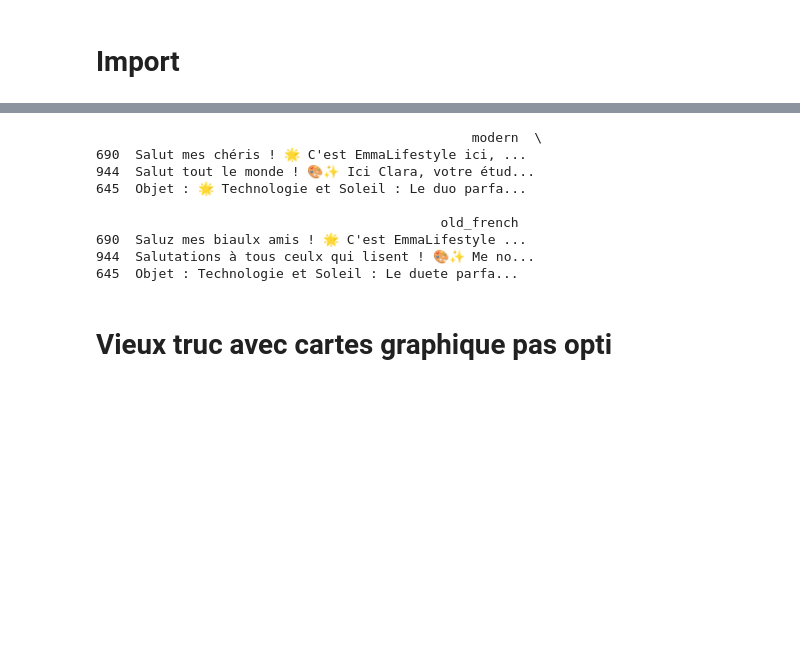
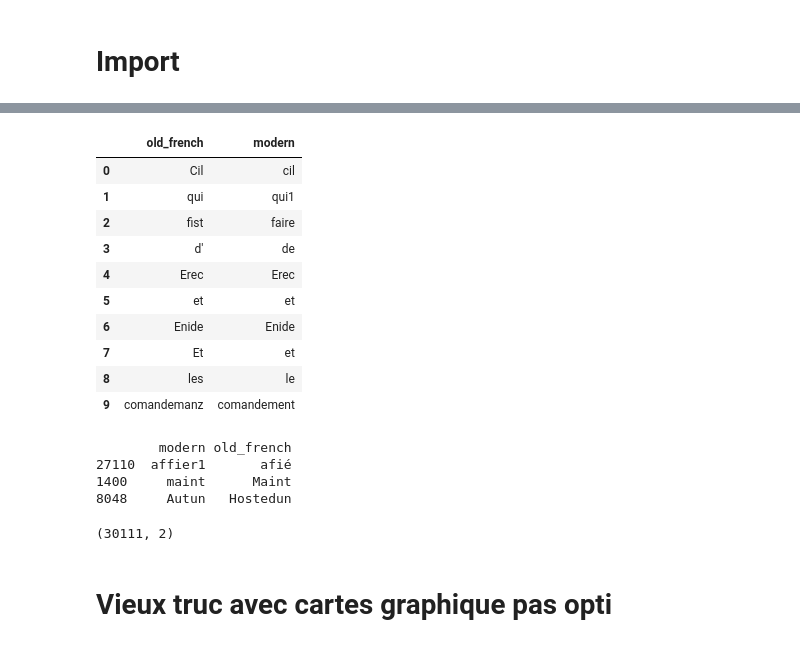
Before and after one commit to istaion/EULA-vaaag-, a Jupyter notebook: notebooks/Vic/first_model.ipynb, the cells around one changed output, grey strips where cells are left out. Cells and saved outputs as stored; diff of their text form; code cells hidden in the pictures; blank space fills up the shorter version.

```diff
--- a/notebooks/Vic/first_model.ipynb
+++ b/notebooks/Vic/first_model.ipynb
@@ -1,2 +1,9 @@
 # %% [markdown]
 # Import
+# %%
+import pandas as pd
+
+# df1 = pd.read_csv("../../data/dataset.csv", sep="\\|\\|\\|", engine="python").drop(["modern_prompt", "translation_prompt"], axis=1)
+df1 = pd.read_csv("../../data/cleaned_dataset.csv", sep="|", engine="python")
+df2_init = pd.read_csv("../../data/paires_mot_lemme.csv", )
+df2 = df2_init.rename(columns={'mot': 'old_french', 'lemme': 'modern'})
@@ -2,0 +21,14 @@
+# %%
+df2.head(10)
+# %% [output]
+|  | old_french | modern |
+| 0 | Cil | cil |
+| 1 | qui | qui1 |
+| 2 | fist | faire |
+| 3 | d' | de |
+| 4 | Erec | Erec |
+| 5 | et | et |
+| 6 | Enide | Enide |
+| 7 | Et | et |
+| 8 | les | le |
+| 9 | comandemanz | comandement |
@@ -4,7 +38,7 @@
 import pandas as pd
 
 # Charger le fichier CSV avec le bon séparateur
-df = pd.read_csv("../../data/dataset.csv", sep="\\|\\|\\|", engine="python")
+# df = pd.read_csv("../../data/dataset.csv", sep="\\|\\|\\|", engine="python")
 
 # Ne conserver que les colonnes utiles
 df = df[['modern', 'old_french']].dropna()
@@ -16,15 +50,14 @@ df['old_french'] = df['old_french'].str.strip()
 # Vérification
 print(df.sample(3))
 # %% [output]
-                                                modern  \
-690  Salut mes chéris ! 🌟 C'est EmmaLifestyle ici, ...
-944  Salut tout le monde ! 🎨✨ Ici Clara, votre étud...
-645  Objet : 🌟 Technologie et Soleil : Le duo parfa...
-
-                                            old_french
-690  Saluz mes biaulx amis ! 🌟 C'est EmmaLifestyle ...
-944  Salutations à tous ceulx qui lisent ! 🎨✨ Me no...
-645  Objet : Technologie et Soleil : Le duete parfa...
+        modern old_french
+27110  affier1       afié
+1400     maint      Maint
+8048     Autun   Hostedun
+# %%
+df.shape
+# %% [output]
+(30111, 2)
 # %% [markdown]
 # Vieux truc avec cartes graphique pas opti
 # %%
```
Also changed, not shown: parts of 13 cells of this notebook, 12 other files.
